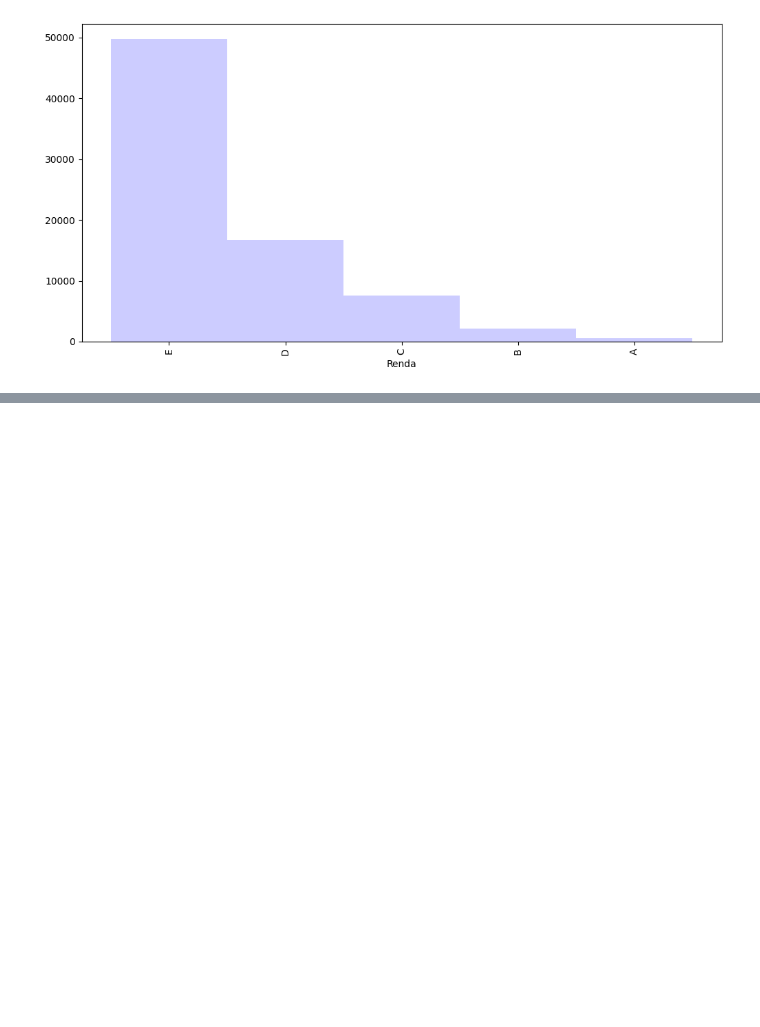
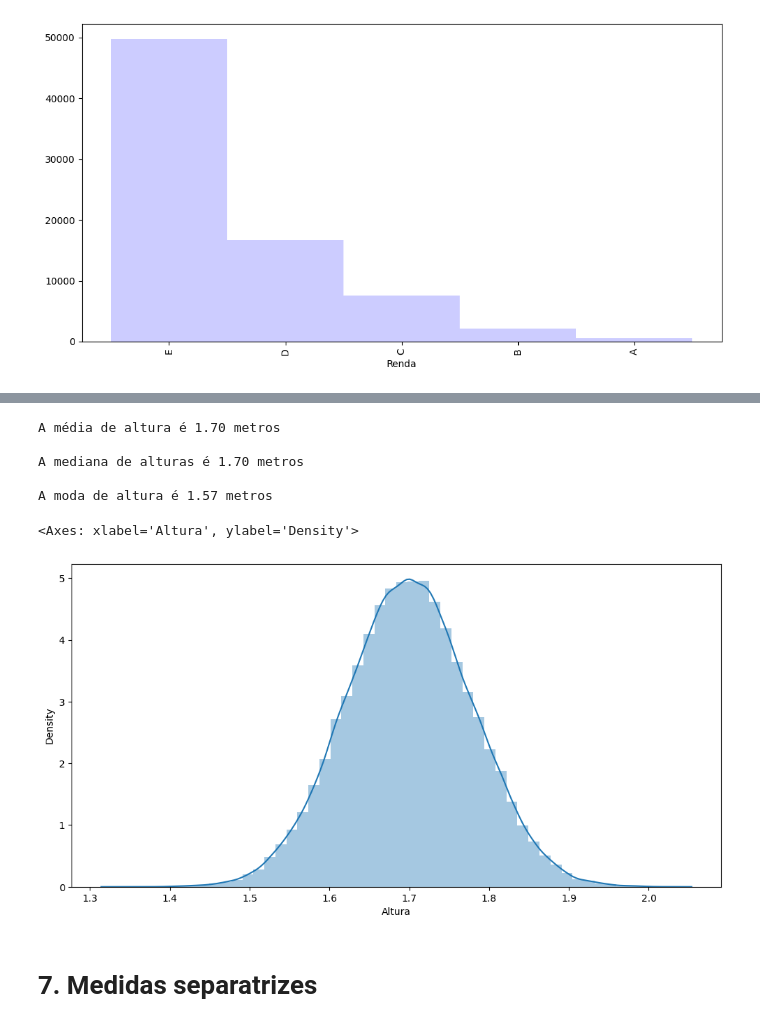
Before and after one commit to acostac94/mypythonportfolio, a Jupyter notebook: Descriptive_Statistics_with_Python.ipynb, the cells around one changed output, grey strips where cells are left out. Cells and saved outputs as stored; diff of their text form; code cells hidden in the pictures; blank space fills up the shorter version.

```diff
--- a/Descriptive_Statistics_with_Python.ipynb
+++ b/Descriptive_Statistics_with_Python.ipynb
@@ -917,0 +1089,35 @@ dist_freq_quantitativas_personalizadas['Frequência'].plot.bar(width=1, color='b
+# %%
+# Obtendo a MÉDIA de Altura com Pandas
+
+altura_media = dados.Altura.mean()
+
+print('A média de altura é {:.2f} metros'.format(altura_media))
+
+# Obtendo a MEDIANA de Altura com o Pandas
+
+altura_mediana = dados.Altura.median()
+
+print('\nA mediana de alturas é {:.2f} metros'.format(altura_mediana))
+
+# Obtendo a MODA de Altura com Pandas
+
+altura_moda = dados.Altura.mode()[0]
+
+print('\nA moda de altura é {:.2f} metros'.format(altura_moda))
+# %% [output]
+A média de altura é 1.70 metros
+
+A mediana de alturas é 1.70 metros
+
+A moda de altura é 1.57 metros
+# %%
+# Visualizando graficamente Altura
+
+ax = sns.distplot(dados.Altura)
+ax.figure.set_size_inches(12, 6)
+ax
+# %% [output]
+<Axes: xlabel='Altura', ylabel='Density'>
+[figure, added]
+# %% [markdown]
+# **7. Medidas separatrizes**
```
Also changed, not shown: parts of 19 cells of this notebook.
